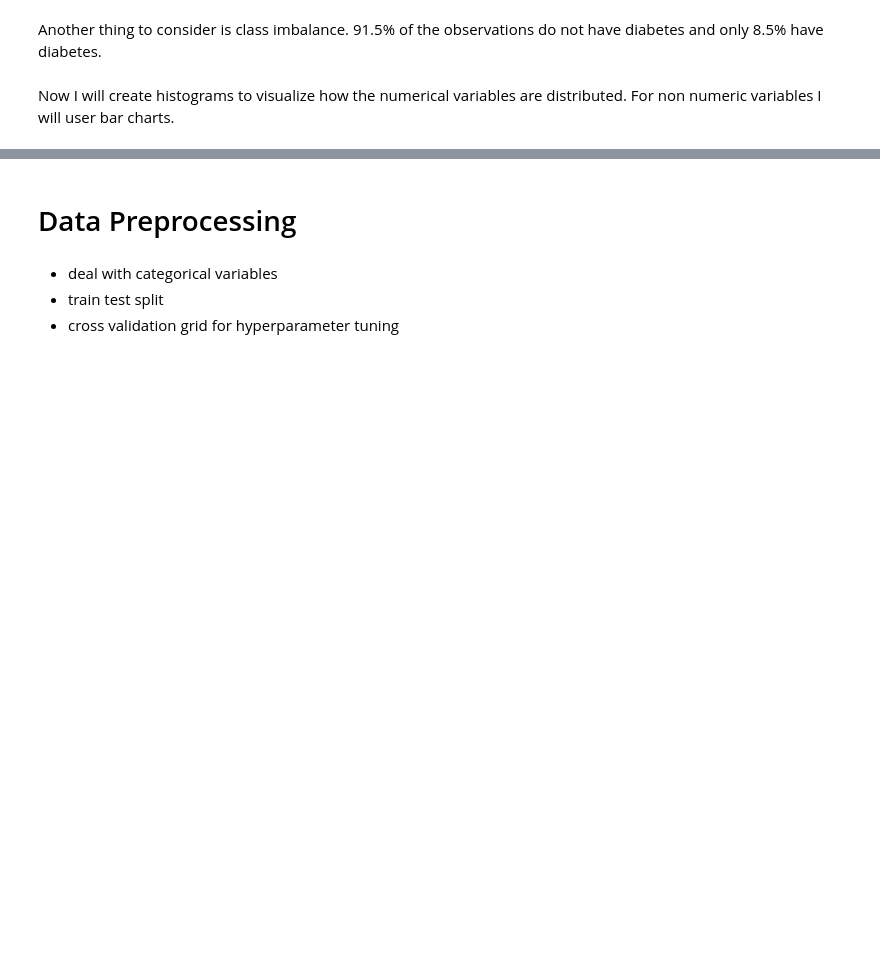
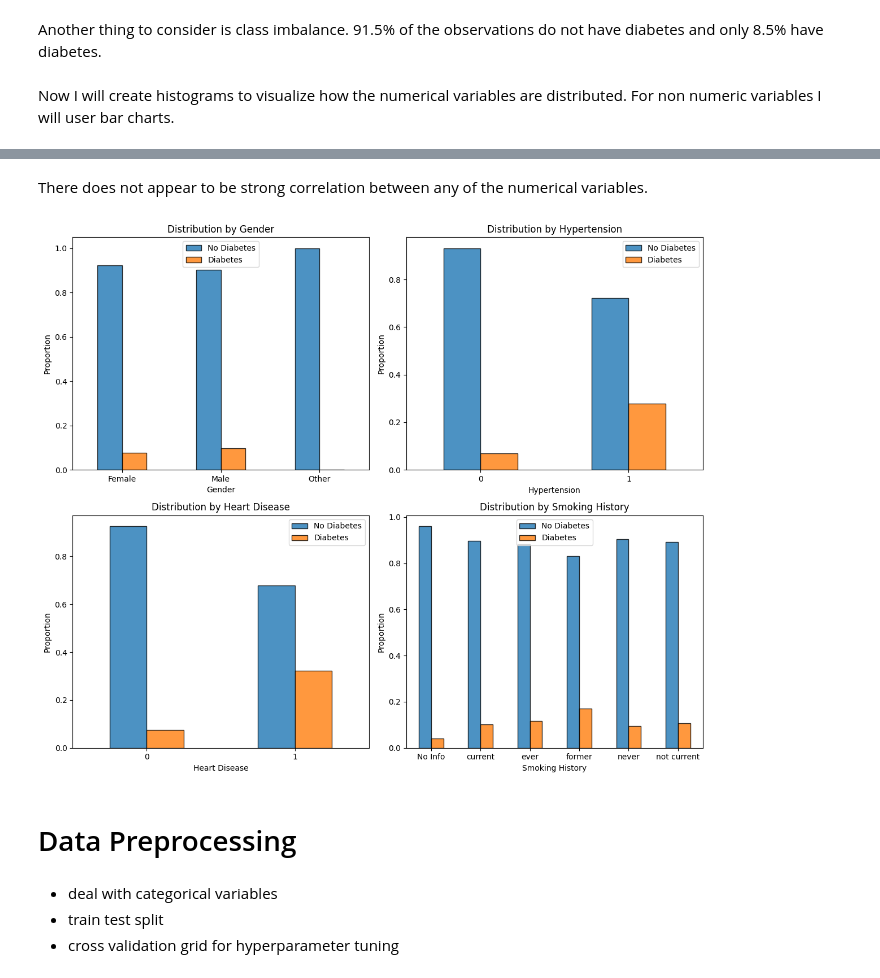
Before and after one commit to davdpanpan/diabetes, a Jupyter notebook: diabetes.ipynb, the cells around one changed output, grey strips where cells are left out. Drawn from its saved outputs; the diff is of its cells as text; code cells hidden in the pictures; blank space fills up the shorter version.

```diff
--- a/diabetes.ipynb
+++ b/diabetes.ipynb
@@ -129,3 +124,30 @@ pd.crosstab(diabetes['gender'], diabetes['diabetes'], normalize='index')
+# %% [markdown]
+There does not appear to be strong correlation between any of the numerical variables.
+# %%
+fig, axes = plt.subplots(2, 2, figsize=(12, 10))
+axes = axes.flatten()
+
+categorical_variables = ['gender', 'hypertension', 'heart_disease', 'smoking_history']
+titles = ['Distribution by Gender', 'Distribution by Hypertension', 'Distribution by Heart Disease', 'Distribution by Smoking History']
+
+for i, (var, title) in enumerate(zip(categorical_variables, titles)):
+    # Create crosstab with proportions
+    crosstab = pd.crosstab(diabetes[var], diabetes['diabetes'], normalize='index')
+
+    crosstab.plot(kind='bar', ax=axes[i],
+                  alpha=0.8,
+                  edgecolor='black')
+
+    axes[i].set_title(title)
+    axes[i].set_xlabel(var.replace('_', ' ').title())
+    axes[i].set_ylabel('Proportion')
+    axes[i].legend(['No Diabetes', 'Diabetes'])
+    axes[i].tick_params(axis='x', rotation=0)
+
+plt.tight_layout()
+plt.show()
+# %% [output]
+[figure, added]
 # %% [markdown]
 # Data Preprocessing
 # %% [markdown]
```
Also changed, not shown: parts of 17 cells of this notebook.
